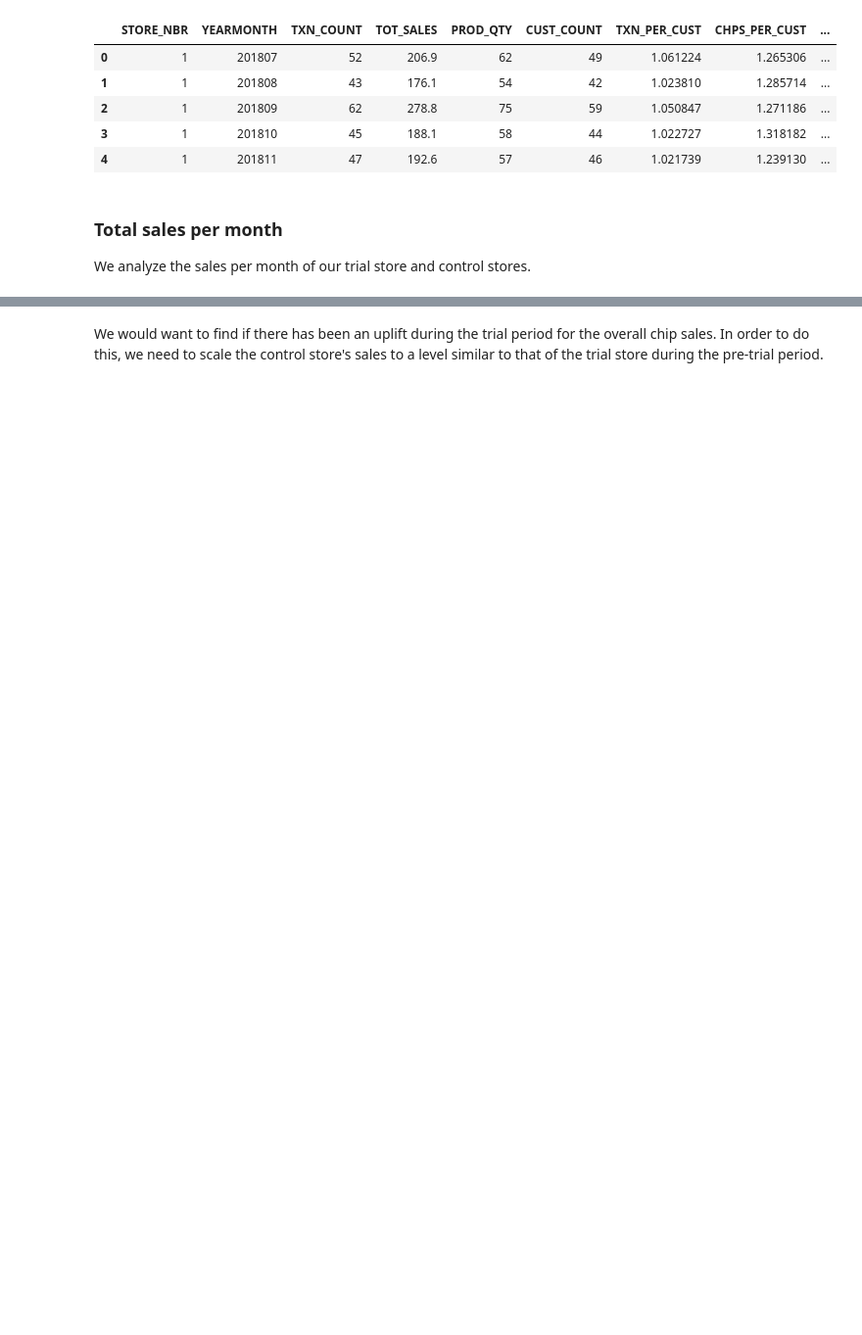
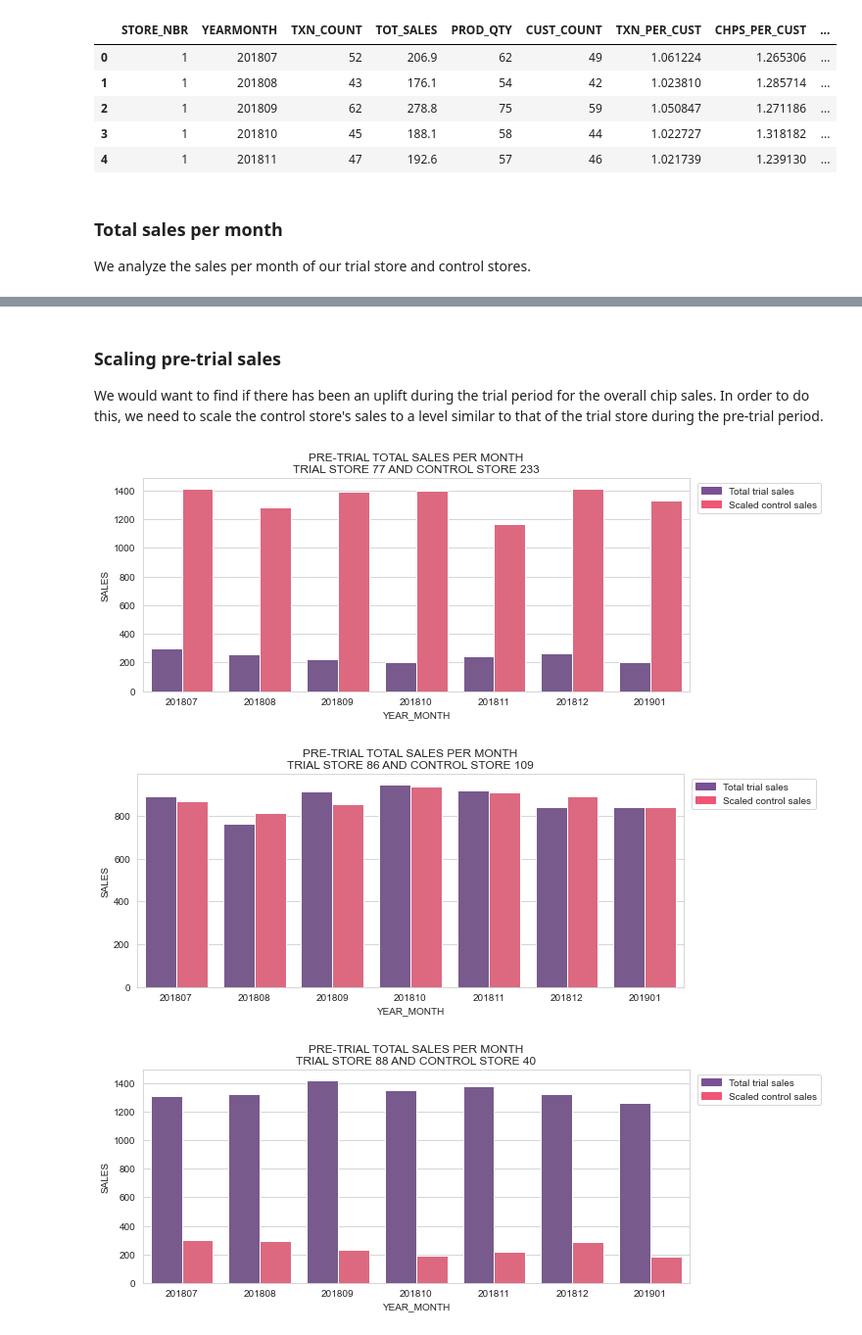
Before and after one commit to dherzey/Forage_Virtual_Internship, a Jupyter notebook: Quantium/Quantium_Task2.ipynb, the cells around one changed output, grey strips where cells are left out. Shown at 98% size. Cells and saved outputs as stored; diff of their text form; code cells hidden in the pictures; blank space fills up the shorter version.

```diff
--- a/Quantium/Quantium_Task2.ipynb
+++ b/Quantium/Quantium_Task2.ipynb
@@ -265,2 +319,53 @@ plt.show()
 # %% [markdown]
+### Scaling pre-trial sales
 We would want to find if there has been an uplift during the trial period for the overall chip sales. In order to do this, we need to scale the control store's sales to a level similar to that of the trial store during the pre-trial period.
+# %%
+trials, controls = [77,86,88], [233,109,40]
+scaled_measures = measures[measures.STORE_NBR.isin(controls)]\
+                                   .rename(columns={'STORE_NBR':'CONTROL_STORE_NBR'})\
+                                   .reset_index(drop=True)
+scales = []
+for trial, control in zip(trials, controls):
+    scaling_factor = pre_trial_measures[pre_trial_measures.STORE_NBR==trial].TOT_SALES.sum() / \
+                     pre_trial_measures[pre_trial_measures.STORE_NBR==control].TOT_SALES.sum()
+    scales.extend(measures[measures.STORE_NBR==control]['TOT_SALES'].apply(lambda sale: sale*scaling_factor))
+
+scaled_measures['SCALED_TOT_SALES'] = scales
+scaled_measures['TRIAL_STORE_NBR'] = scaled_measures.CONTROL_STORE_NBR.apply(\
+                                     lambda row: 77 if row==controls[0] else (86 if row==controls[1] else 88))
+trial_sales = measures[measures.STORE_NBR.isin(trials)][['STORE_NBR','YEARMONTH','TOT_SALES']]\
+                                         .rename(columns={'STORE_NBR':'TRIAL_STORE_NBR'})
+scaled_measures = scaled_measures[['TRIAL_STORE_NBR','CONTROL_STORE_NBR','YEARMONTH','SCALED_TOT_SALES']]\
+                                    .merge(trial_sales, on=['TRIAL_STORE_NBR','YEARMONTH'])
+scaled_measures['PERCENT_DIFF'] = (abs(scaled_measures['TOT_SALES']-scaled_measures['SCALED_TOT_SALES'])/\
+                                       scaled_measures['TOT_SALES'])*100
+# %%
+pre_scaled_m = scaled_measures[(scaled_measures.YEARMONTH < 201902)]
+
+for trial, control in zip(trials, controls):
+    data_c = pre_scaled_m[pre_scaled_m.TRIAL_STORE_NBR==trial]\
+                                      .melt(id_vars=['YEARMONTH'],
+                                            value_vars=['TOT_SALES','SCALED_TOT_SALES'])
+
+    colorList = ['#7a5195','#ef5675']
+    labelList = ["Total trial sales",'Scaled control sales']
+    handles = [mpatches.Patch(color=color, label=label)\
+               for color, label in zip(colorList,labelList)]
+
+    plt.figure(figsize=(10,4))
+    sns.barplot(data=data_c,
+                x='YEARMONTH',
+                y='value',
+                hue='variable',
+                palette=colorList)
+    plt.title(f'PRE-TRIAL TOTAL SALES PER MONTH\nTRIAL STORE {trial} AND CONTROL STORE {control}')
+    plt.xlabel('YEAR_MONTH')
+    plt.ylabel('SALES')
+    plt.legend(handles=handles,
+               loc="upper right",
+               bbox_to_anchor=(1.25,1))
+    plt.show()
+# %% [output]
+[figure, added]
+[figure, added]
+[figure, added]
```
Also changed, not shown: parts of 11 cells of this notebook, 2 other files.
